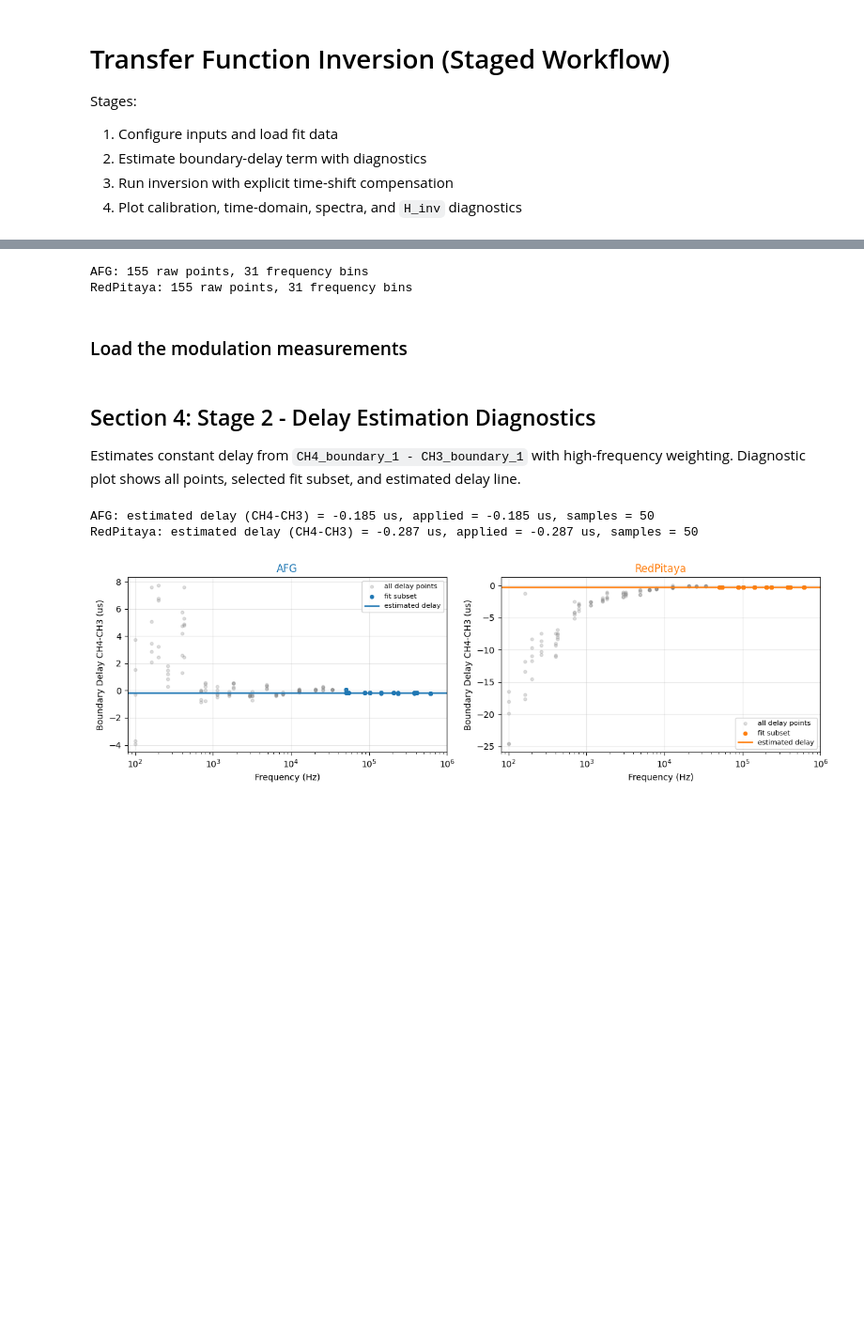
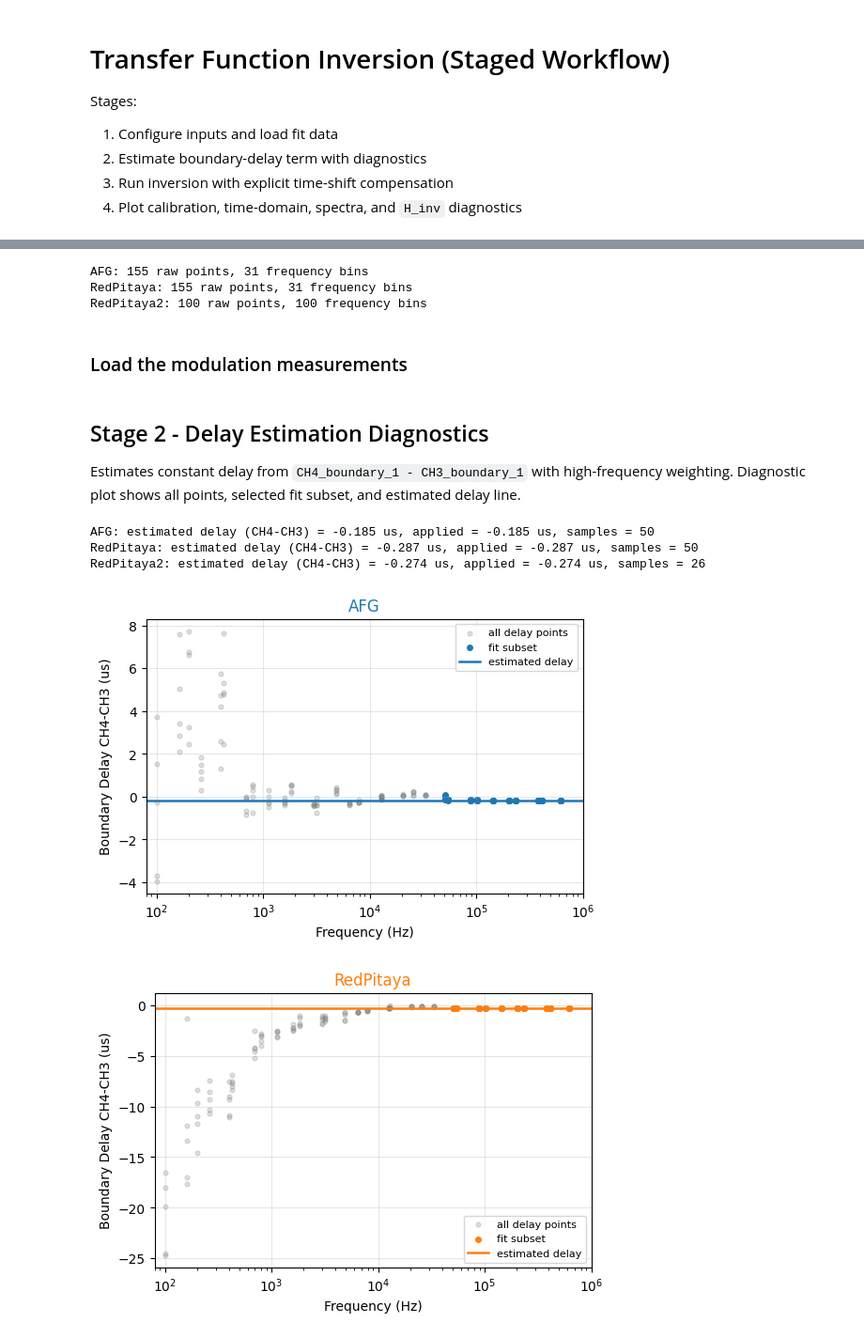
Before and after one commit to GeckoGroup/RedPitaya, a Jupyter notebook: fitting/transfer_function_inversion.ipynb, the cells around one changed output, grey strips where cells are left out. Shown at 94% size. Cells and saved outputs as stored; diff of their text form; code cells hidden in the pictures; blank space fills up the shorter version.

```diff
--- a/fitting/transfer_function_inversion.ipynb
+++ b/fitting/transfer_function_inversion.ipynb
@@ -289,6 +173,7 @@ This stage reports point counts per dataset.
 dataset_files = {
     "AFG": Path("../AFG_measurements/fit_details.json"),
     "RedPitaya": Path("../RedPitaya_measurements/fit_details.json"),
+    "RedPitaya2": Path("../RedPitayaV2_measurements/fit_details.json"),
 }
 
 outside_band_mode = "neutral"
@@ -317,5 +202,6 @@ for i, (name, fit_path) in enumerate(dataset_files.items()):
 # %% [output]
 AFG: 155 raw points, 31 frequency bins
 RedPitaya: 155 raw points, 31 frequency bins
+RedPitaya2: 100 raw points, 100 frequency bins
 # %% [markdown]
 ### Load the modulation measurements
@@ -334,42 +208,77 @@ raw_data_dict = raw_data(f_mod_vals, N, data_path1, save_path1)
 # %% [markdown]
-## Section 4: Stage 2 - Delay Estimation Diagnostics
+## Stage 2 - Delay Estimation Diagnostics
 Estimates constant delay from `CH4_boundary_1 - CH3_boundary_1` with high-frequency weighting.
 Diagnostic plot shows all points, selected fit subset, and estimated delay line.
 # %%
+def _weighted_median(values, weights):
+    values = np.asarray(values, dtype=float)
+    weights = np.asarray(weights, dtype=float)
+    order = np.argsort(values)
+    v = values[order]
+    w = weights[order]
+    cum = np.cumsum(w)
+    cutoff = 0.5 * np.sum(w)
+    idx = int(np.searchsorted(cum, cutoff, side="left"))
+    return float(v[min(idx, v.size - 1)])
+
+
+def estimate_constant_boundary_delay(
+    points, *, delay_col="boundary_delay_s", min_freq_hz=5e4, weight_power=1.0
+):
+    work = points[["freq_hz", delay_col]].dropna().copy()
+    work = work[
+        np.isfinite(work["freq_hz"])
+        & np.isfinite(work[delay_col])
+        & (work["freq_hz"] > 0)
+    ]
+    if work.empty:
+        return 0.0, work
+    hi = work[work["freq_hz"] >= float(min_freq_hz)]
+    if len(hi) >= 5:
+        work = hi
+    freq = work["freq_hz"].to_numpy(dtype=float)
+    delay = work[delay_col].to_numpy(dtype=float)
+    scale = np.maximum(freq / np.max(freq), 1e-6)
+    weights = scale ** float(weight_power)
+    est = _weighted_median(delay, weights)
+    return float(est), work
+
+
 # Stage 2: Delay Estimation + Diagnostics
-fig, axes = plt.subplots(1, len(dataset_data), figsize=(6 * len(dataset_data), 3.8), squeeze=False)
 for col, (name, data) in enumerate(dataset_data.items()):
+    fig = plt.figure(figsize=(6, 3.8))
     raw = data["raw_points"]
     est_delay_s, delay_samples = estimate_constant_boundary_delay(
         raw,
         min_freq_hz=boundary_delay_min_freq_hz,
         weight_power=boundary_delay_weight_power,
     )
     applied_delay_s = est_delay_s if apply_boundary_delay else 0.0
     data["estimated_delay_s"] = est_delay_s
     data["applied_delay_s"] = applied_delay_s
     data["delay_samples"] = delay_samples
 
     print(
         f"{name}: estimated delay (CH4-CH3) = {est_delay_s*1e6:+.3f} us, "
         f"applied = {applied_delay_s*1e6:+.3f} us, samples = {len(delay_samples)}"
     )
 
-    ax = axes[0, col]
-    ax.scatter(raw["freq_hz"], raw["boundary_delay_s"] * 1e6, s=12, alpha=0.25, color="0.5", label="all delay points")
-    ax.scatter(delay_samples["freq_hz"], delay_samples["boundary_delay_s"] * 1e6, s=16, color=data["color"], label="fit subset")
-    ax.axhline(est_delay_s * 1e6, color=data["color"], linewidth=1.8, label="estimated delay")
-    ax.set_xscale("log")
-    ax.set_xlim(max(1.0, raw["freq_hz"].min() * 0.8), max_work_hz)
-    ax.set_xlabel("Frequency (Hz)")
-    ax.set_ylabel("Boundary Delay CH4-CH3 (us)")
-    ax.set_title(name, color=data["color"])
-    ax.grid(alpha=0.3)
-    ax.legend(fontsize=8)
+    plt.scatter(raw["freq_hz"], raw["boundary_delay_s"] * 1e6, s=12, alpha=0.25, color="0.5", label="all delay points")
+    plt.scatter(delay_samples["freq_hz"], delay_samples["boundary_delay_s"] * 1e6, s=16, color=data["color"], label="fit subset")
+    plt.axhline(est_delay_s * 1e6, color=data["color"], linewidth=1.8, label="estimated delay")
+    plt.xscale("log")
+    plt.xlim(max(1.0, raw["freq_hz"].min() * 0.8), max_work_hz)
+    plt.xlabel("Frequency (Hz)")
+    plt.ylabel("Boundary Delay CH4-CH3 (us)")
+    plt.title(name, color=data["color"])
+    plt.grid(alpha=0.3)
+    plt.legend(fontsize=8)
 
 plt.tight_layout()
 plt.show()
 # %% [output]
 AFG: estimated delay (CH4-CH3) = -0.185 us, applied = -0.185 us, samples = 50
 RedPitaya: estimated delay (CH4-CH3) = -0.287 us, applied = -0.287 us, samples = 50
+RedPitaya2: estimated delay (CH4-CH3) = -0.274 us, applied = -0.274 us, samples = 26
-[figure, old version]
+[figure, new version]
+[figure, added]
```
Also changed, not shown: parts of 21 cells of this notebook, 1 other file.
